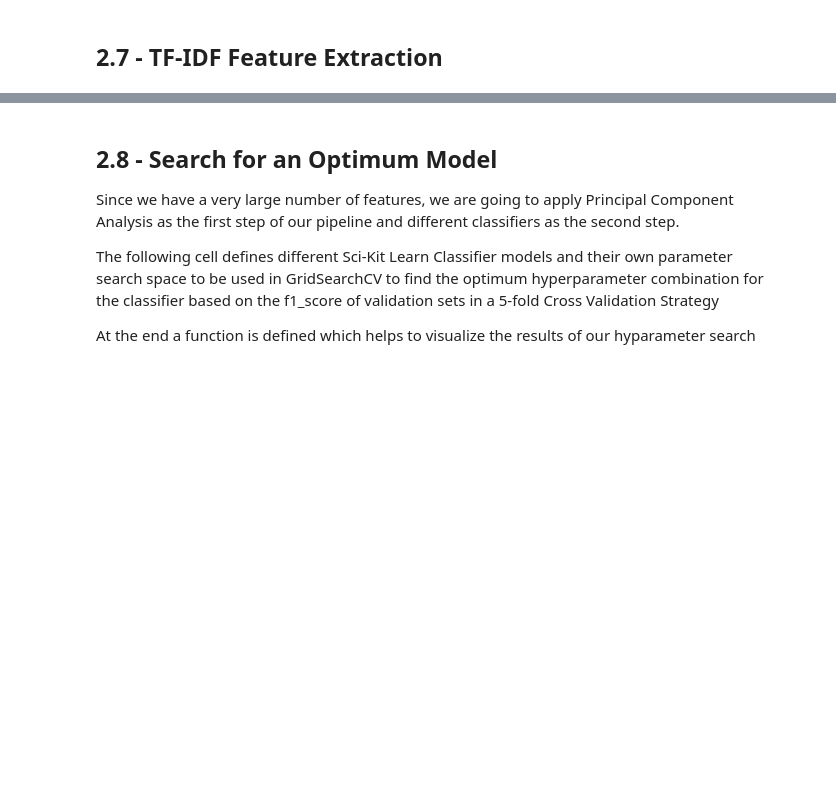
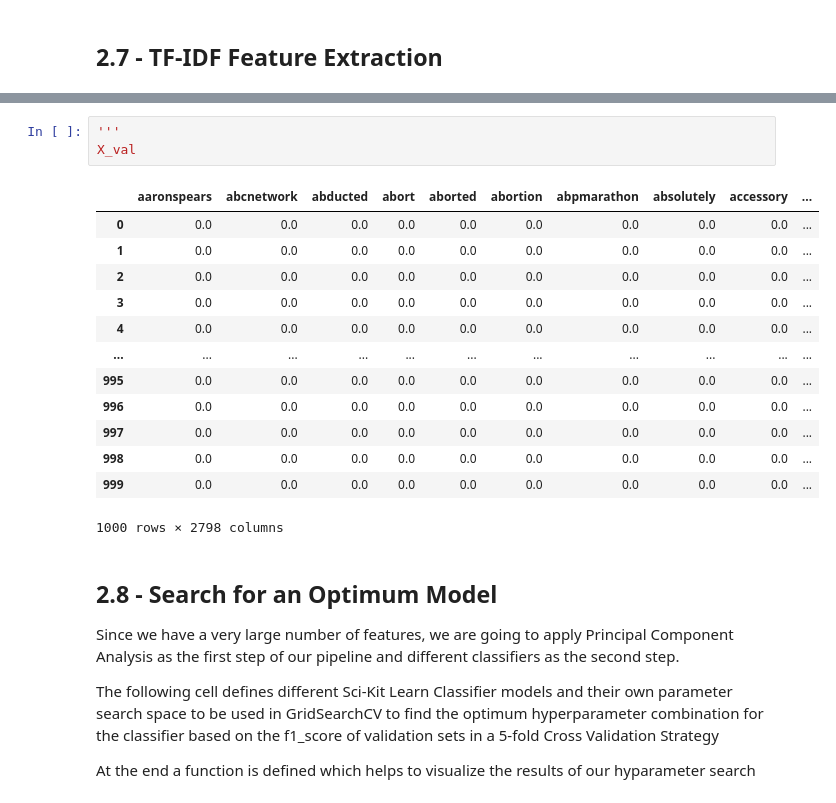
Before and after one commit to farhanwadia/MIE1624project, a Jupyter notebook: MIE1624_Project_Group14.ipynb, the cells around one changed output, grey strips where cells are left out. Drawn from its saved outputs; the diff is of its cells as text; blank space fills up the shorter version.

```diff
--- a/MIE1624_Project_Group14.ipynb
+++ b/MIE1624_Project_Group14.ipynb
@@ -359,3 +351,20 @@ X_val
+# %%
+'''
+X_val
+# %% [output]
+|  | aaronspears | abcnetwork | abducted | abort | aborted | abortion | abpmarathon | absolutely | accessory | ... |
+| 0 | 0.0 | 0.0 | 0.0 | 0.0 | 0.0 | 0.0 | 0.0 | 0.0 | 0.0 | ... |
+| 1 | 0.0 | 0.0 | 0.0 | 0.0 | 0.0 | 0.0 | 0.0 | 0.0 | 0.0 | ... |
+| 2 | 0.0 | 0.0 | 0.0 | 0.0 | 0.0 | 0.0 | 0.0 | 0.0 | 0.0 | ... |
+| 3 | 0.0 | 0.0 | 0.0 | 0.0 | 0.0 | 0.0 | 0.0 | 0.0 | 0.0 | ... |
+| 4 | 0.0 | 0.0 | 0.0 | 0.0 | 0.0 | 0.0 | 0.0 | 0.0 | 0.0 | ... |
+| ... | ... | ... | ... | ... | ... | ... | ... | ... | ... | ... |
+| 995 | 0.0 | 0.0 | 0.0 | 0.0 | 0.0 | 0.0 | 0.0 | 0.0 | 0.0 | ... |
+| 996 | 0.0 | 0.0 | 0.0 | 0.0 | 0.0 | 0.0 | 0.0 | 0.0 | 0.0 | ... |
+| 997 | 0.0 | 0.0 | 0.0 | 0.0 | 0.0 | 0.0 | 0.0 | 0.0 | 0.0 | ... |
+| 998 | 0.0 | 0.0 | 0.0 | 0.0 | 0.0 | 0.0 | 0.0 | 0.0 | 0.0 | ... |
+| 999 | 0.0 | 0.0 | 0.0 | 0.0 | 0.0 | 0.0 | 0.0 | 0.0 | 0.0 | ... |
+1000 rows × 2798 columns
 # %% [markdown]
 ## 2.8 - Search for an Optimum Model
 
```
Also changed, not shown: parts of 25 cells of this notebook.
